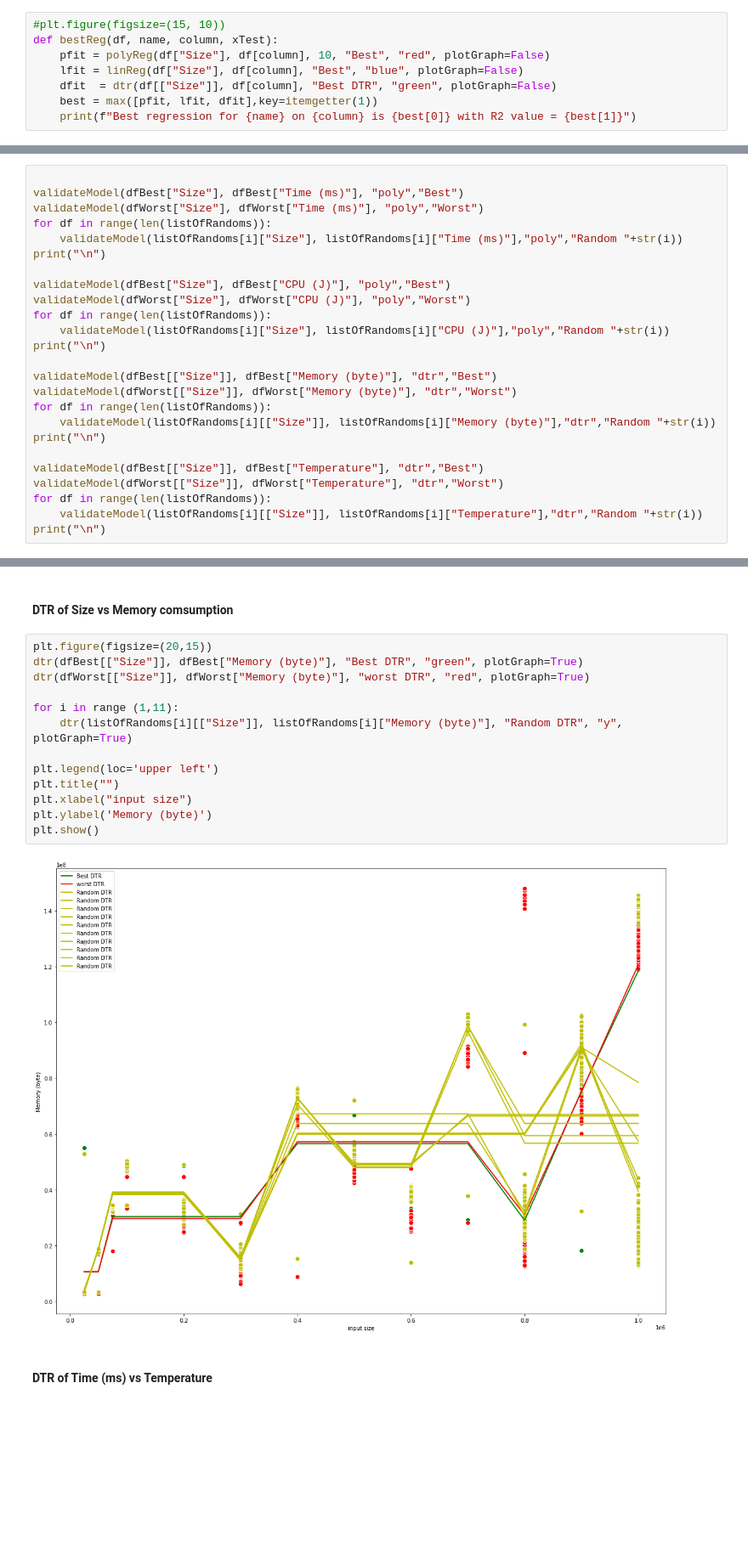
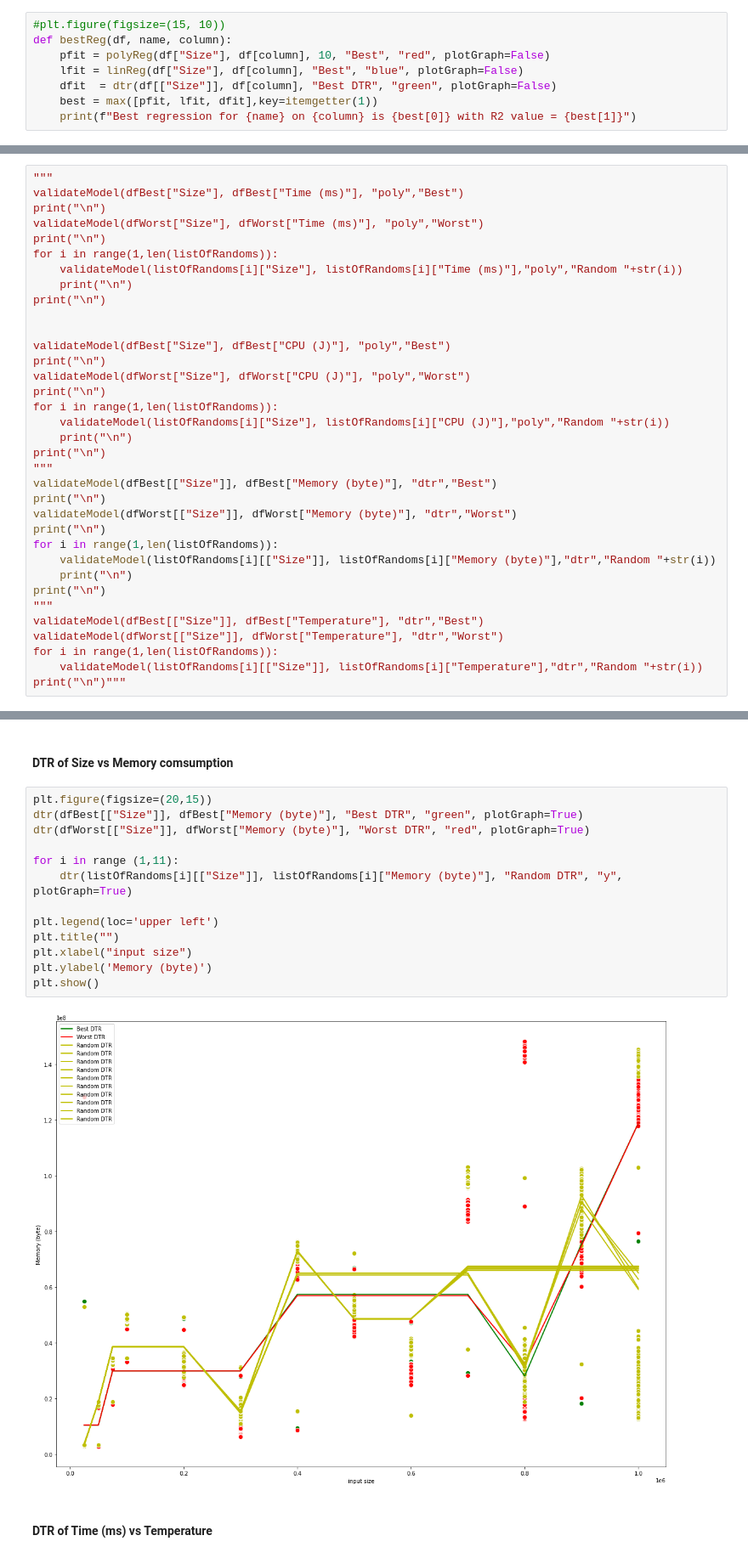
Before and after one commit to hrallil/Data-science-and-visualisation, a Jupyter notebook: Mini project/Group_12_report.ipynb, the cells around one changed output, grey strips where cells are left out. Shown at 85% size. Cells and saved outputs as stored; diff of their text form; blank space fills up the shorter version.

```diff
--- a/Mini project/Group_12_report.ipynb
+++ b/Mini project/Group_12_report.ipynb
@@ -440,7 +440,7 @@ def dtr(SeriesX, SeriesY, Label, color, plotLabel = True, printR2Score = True, p
 This regression technique is not implimented. This is due to the nature of the logistic regression. This regression method will create a logistic regression spaning over binary data. This can be very useful for estimating dianosis in medicin, but since the data gathered in this project is not binary, we omit the use of Logistic regression.
 # %%
 #plt.figure(figsize=(15, 10))
-def bestReg(df, name, column, xTest):
+def bestReg(df, name, column):
     pfit = polyReg(df["Size"], df[column], 10, "Best", "red", plotGraph=False)
     lfit = linReg(df["Size"], df[column], "Best", "blue", plotGraph=False)
     dfit  = dtr(df[["Size"]], df[column], "Best DTR", "green", plotGraph=False)
@@ -536,28 +536,38 @@ def validateModel(SeriesX, SeriesY, reg, label):
     print(f'{label} {reg} Mean Squared Error:', metrics.mean_squared_error(y_test, model))
     print(f'{label} {reg} Root Mean Squared Error:', np.sqrt(metrics.mean_squared_error(y_test, model)))
 # %%
-
+"""
 validateModel(dfBest["Size"], dfBest["Time (ms)"], "poly","Best")
+print("\n")
 validateModel(dfWorst["Size"], dfWorst["Time (ms)"], "poly","Worst")
-for df in range(len(listOfRandoms)):
+print("\n")
+for i in range(1,len(listOfRandoms)):
     validateModel(listOfRandoms[i]["Size"], listOfRandoms[i]["Time (ms)"],"poly","Random "+str(i))
+    print("\n")
 print("\n")
 
+
 validateModel(dfBest["Size"], dfBest["CPU (J)"], "poly","Best")
+print("\n")
 validateModel(dfWorst["Size"], dfWorst["CPU (J)"], "poly","Worst")
-for df in range(len(listOfRandoms)):
+print("\n")
+for i in range(1,len(listOfRandoms)):
     validateModel(listOfRandoms[i]["Size"], listOfRandoms[i]["CPU (J)"],"poly","Random "+str(i))
+    print("\n")
 print("\n")
-
+"""
 validateModel(dfBest[["Size"]], dfBest["Memory (byte)"], "dtr","Best")
+print("\n")
 validateModel(dfWorst[["Size"]], dfWorst["Memory (byte)"], "dtr","Worst")
-for df in range(len(listOfRandoms)):
+print("\n")
+for i in range(1,len(listOfRandoms)):
     validateModel(listOfRandoms[i][["Size"]], listOfRandoms[i]["Memory (byte)"],"dtr","Random "+str(i))
+    print("\n")
 print("\n")
-
+"""
 validateModel(dfBest[["Size"]], dfBest["Temperature"], "dtr","Best")
 validateModel(dfWorst[["Size"]], dfWorst["Temperature"], "dtr","Worst")
-for df in range(len(listOfRandoms)):
+for i in range(1,len(listOfRandoms)):
     validateModel(listOfRandoms[i][["Size"]], listOfRandoms[i]["Temperature"],"dtr","Random "+str(i))
-print("\n")
+print("\n")"""
 # %% [output]
@@ -617,18 +678,18 @@ plt.show()
 # %%
 plt.figure(figsize=(20,15))
 dtr(dfBest[["Size"]], dfBest["Memory (byte)"], "Best DTR", "green", plotGraph=True)
-dtr(dfWorst[["Size"]], dfWorst["Memory (byte)"], "worst DTR", "red", plotGraph=True)
+dtr(dfWorst[["Size"]], dfWorst["Memory (byte)"], "Worst DTR", "red", plotGraph=True)
 
 for i in range (1,11):
     dtr(listOfRandoms[i][["Size"]], listOfRandoms[i]["Memory (byte)"], "Random DTR", "y", plotGraph=True)
 
 plt.legend(loc='upper left')
 plt.title("")
 plt.xlabel("input size")
 plt.ylabel('Memory (byte)')
 plt.show()
 # %% [output]
-[figure, old version]
+[figure, new version]
 # %% [markdown]
 #### DTR of Time (ms) vs Temperature
 # %%
```
Also changed, not shown: parts of 7 cells of this notebook.
